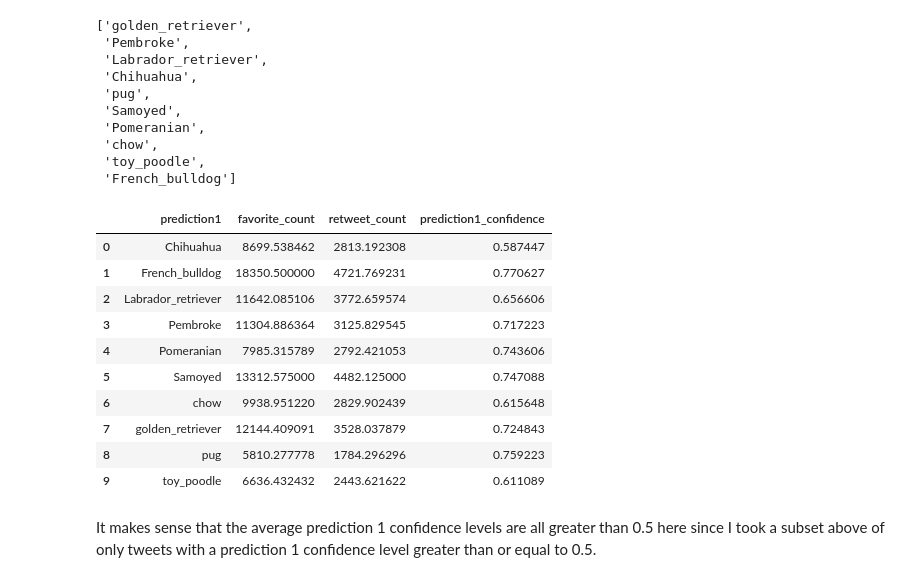
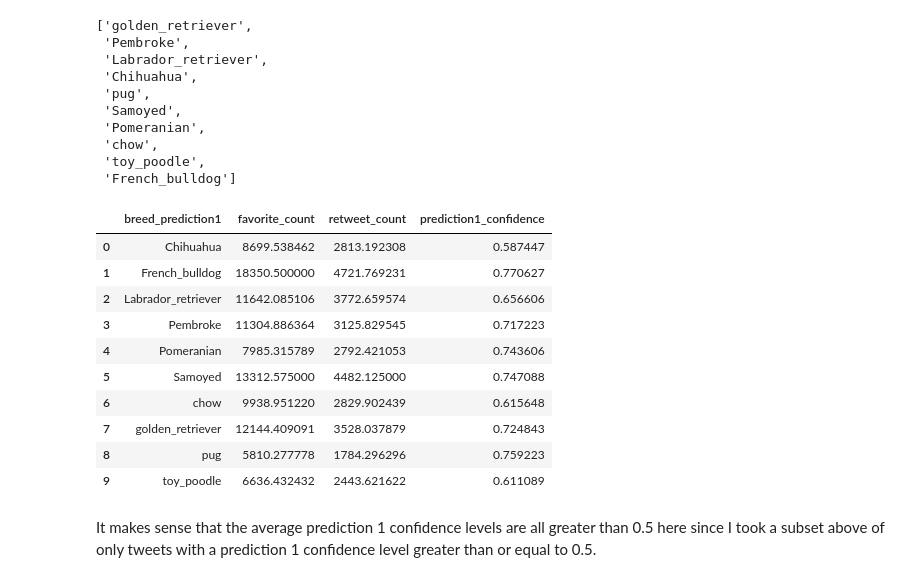
Before and after one commit to cnspatino/WeRateDogs-twitter-analysis, a Jupyter notebook: wrangle_act.ipynb, the cells around one changed output. Saved outputs shown, nothing was run; the diff lists cells and outputs as text; code cells hidden in the pictures.

```diff
--- a/wrangle_act.ipynb
+++ b/wrangle_act.ipynb
@@ -1098,8 +1098,8 @@ image_predictions_clean.head()
 | 4 | 666049248165822465 | https://pbs.twimg.com/media/CT5IQ... | 1 | miniature_pinscher | 0.560311 | True | Rottweiler | 0.243682 | True | Doberman | 0.154629 | ... |
 # %%
 # rename non-descriptive columns in image prediction table
-image_predictions_clean.rename(columns={'p1':'prediction1', 'p2':'prediction2',
-                                        'p3':'prediction3', 'p1_conf':'prediction1_confidence',
+image_predictions_clean.rename(columns={'p1':'breed_prediction1', 'p2':'breed_prediction2',
+                                        'p3':'breed_prediction3', 'p1_conf':'prediction1_confidence',
                                         'p2_conf':'prediction2_confidence',
                                         'p3_conf':'prediction3_confidence',
                                         'p1_dog':'prediction1_is_dog', 'p2_dog':'prediction2_is_dog',
@@ -1521,6 +1522,6 @@ len(dogs_confident)
 925 of the tweets predicted a dog from the picture with a confidence level greater than or equal to 0.5. I'll use these specific tweets to compare favorite counts, retweet counts, and ratings across the highest occurring dog breeds.
 # %%
 # group by dog type (prediction1) and then sort by counts
-dogs_confident_grouped = dogs_confident.groupby('prediction1').count()['tweet_id'].reset_index()
+dogs_confident_grouped = dogs_confident.groupby('breed_prediction1').count()['tweet_id'].reset_index()
 dogs_confident_grouped.sort_values('tweet_id', ascending=False).head(20)
 # %% [output]
@@ -1548,7 +1549,7 @@ I'll take the top 10 occurring breeds and analyze them more.
 most_frequent_breed_counts = dogs_confident_grouped.sort_values('tweet_id', ascending=False).reset_index(drop=True).iloc[0:10]
 # %%
 # convert dataframe of top 10 breeds to list
-most_frequent_breeds = most_frequent_breed_counts.prediction1.values.tolist()
+most_frequent_breeds = most_frequent_breed_counts.breed_prediction1.values.tolist()
 most_frequent_breeds
 # %% [output]
 ['golden_retriever',
@@ -1562,14 +1563,14 @@ most_frequent_breeds
  'toy_poodle',
  'French_bulldog']
 # %%
-# subset original dataframe for these 10 breeds
-most_frequent_breeds_df = twitter_archive_clean[twitter_archive_clean['prediction1'].isin(most_frequent_breeds)]
+# subset twitter_archive_clean dataframe for these 10 breeds
+most_frequent_breeds_df = twitter_archive_clean[twitter_archive_clean['breed_prediction1'].isin(most_frequent_breeds)]
 
 # group subset by breed and get mean values for 'favorite_count' and retweet_count
-grouped_prediction1 = most_frequent_breeds_df.groupby('prediction1').mean()[['favorite_count', 'retweet_count', 'prediction1_confidence']].reset_index()
+grouped_prediction1 = most_frequent_breeds_df.groupby('breed_prediction1').mean()[['favorite_count', 'retweet_count', 'prediction1_confidence']].reset_index()
 grouped_prediction1
 # %% [output]
-|  | prediction1 | favorite_count | retweet_count | prediction1_confidence |
+|  | breed_prediction1 | favorite_count | retweet_count | prediction1_confidence |
 | 0 | Chihuahua | 8699.538462 | 2813.192308 | 0.587447 |
 | 1 | French_bulldog | 18350.500000 | 4721.769231 | 0.770627 |
 | 2 | Labrador_retriever | 11642.085106 | 3772.659574 | 0.656606 |
```
Also changed, not shown: parts of 12 cells of this notebook.
